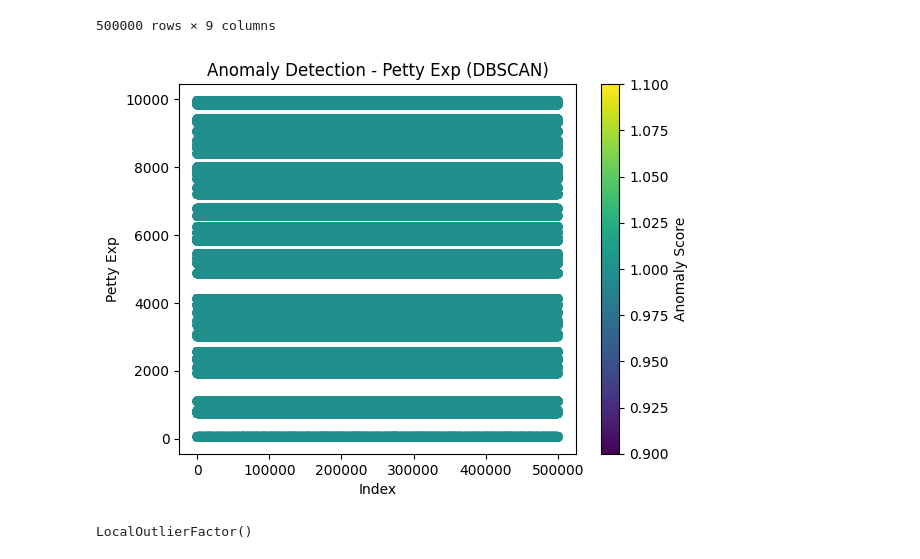
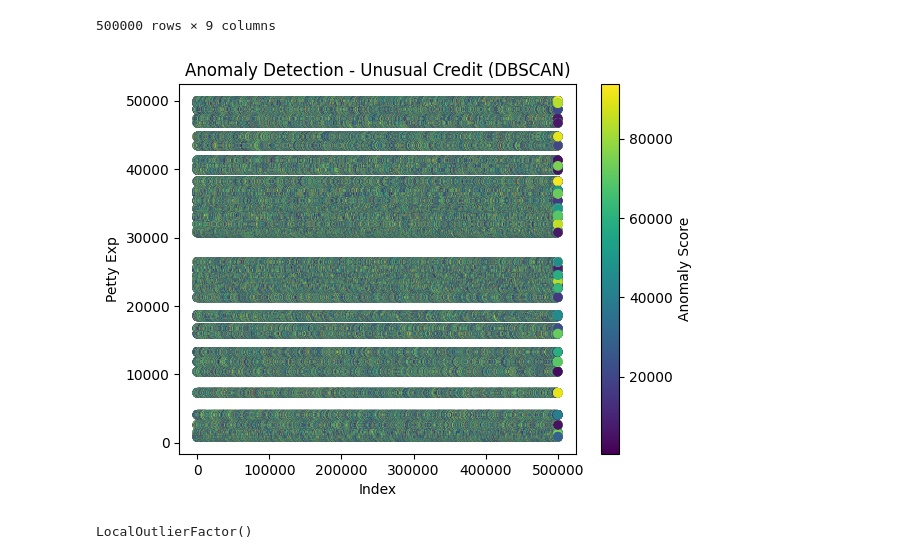
Before and after one commit to Vishal00812/anomaly, a Jupyter notebook: Anamoly.ipynb, the cells around one changed output. Cells and saved outputs as stored; diff of their text form; code cells hidden in the pictures.

```diff
--- a/Anamoly.ipynb
+++ b/Anamoly.ipynb
@@ -107,14 +107,14 @@ df
 | 499999 | 9948 | 3486 | 21151 | 20261 | 6666 | 24533 | 145415 | 59525 | True |
 500000 rows × 9 columns
 # %%
-plt.scatter(df.index, df['Petty Exp'], c=df['anomaly'], cmap='viridis')
-plt.title('Anomaly Detection - Petty Exp (DBSCAN)')
+plt.scatter(df.index, df['Salary'], c=df['Unusual Credits'], cmap='viridis', marker='o', linestyle='-')
+plt.title('Anomaly Detection - Unusual Credit (DBSCAN)')
 plt.xlabel('Index')
 plt.ylabel('Petty Exp')
 plt.colorbar(label='Anomaly Score')
 plt.show()
 # %% [output]
-[figure, old version]
+[figure, new version]
 # %%
 from sklearn.neighbors import LocalOutlierFactor #local outlier factor
 modelLOTL = LocalOutlierFactor(n_neighbors=20,algorithm='auto', leaf_size=30, metric='minkowski')
```
Also changed, not shown: parts of 3 cells of this notebook.
